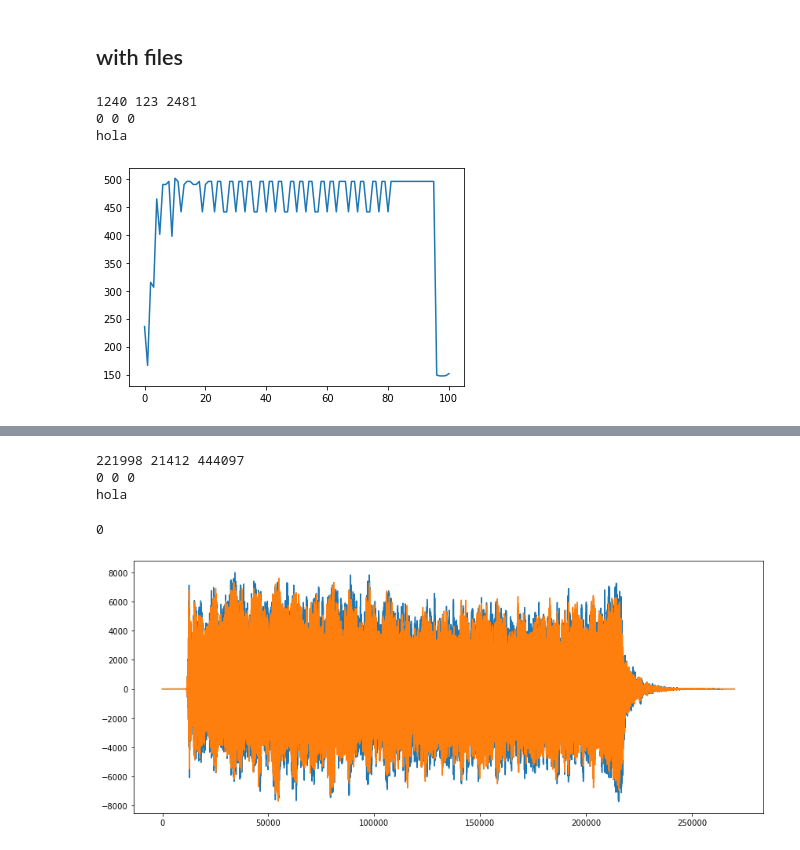
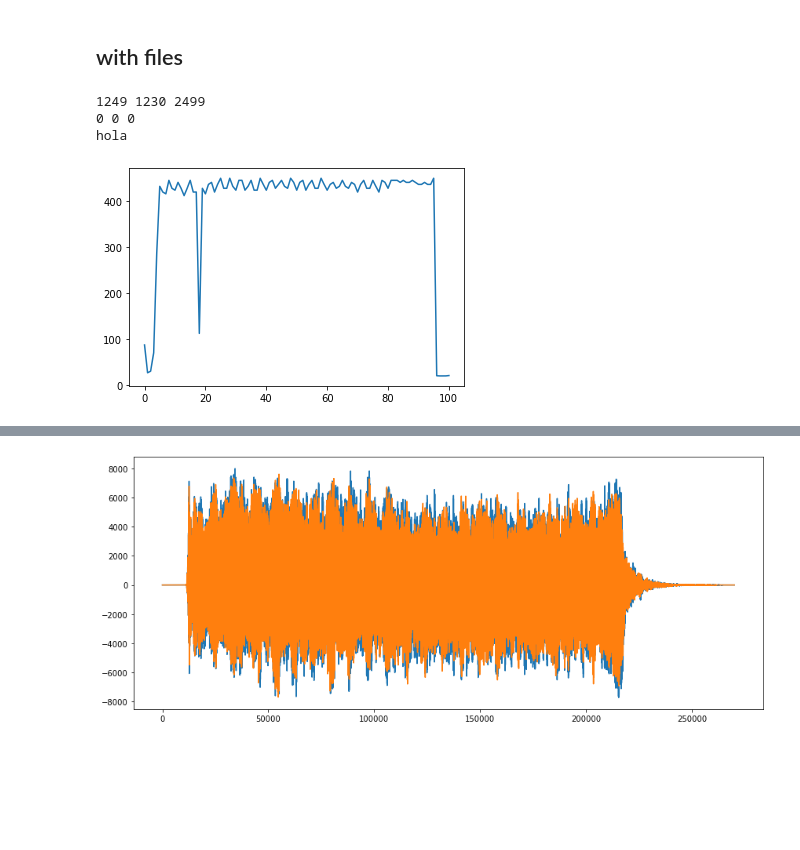
Before and after one commit to scheinpablo/vp_pitch_tracking, a Jupyter notebook: autocorr_test.ipynb, the cells around one changed output, grey strips where cells are left out. Drawn from its saved outputs; the diff is of its cells as text; code cells hidden in the pictures; blank space fills up the shorter version.

```diff
--- a/autocorr_test.ipynb
+++ b/autocorr_test.ipynb
@@ -37,13 +37,11 @@ def ACF(f, W, t, lag):
     # W: window size
     # t: timestep
     # lag: number of samples to shift
-    return np.sum(
-        f[t: t+W] * f[lag+t:lag+t+W]
-    )
+    return np.cumsum(f[t: t+W] * f[lag+t:lag+t+W])[-1]
 
 def ACF_cache(f, W, t, lag):
     if (t, lag) not in _ACF_cache_dict:
-        _ACF_cache_dict[(t, lag)] = np.sum(f[t: t+W] * f[lag+t:lag+t+W])
+        _ACF_cache_dict[(t, lag)] = np.cumsum(f[t: t+W] * f[lag+t:lag+t+W])[-1]
     return _ACF_cache_dict[(t, lag)]
 # %%
 def detect_pitch(f, W, t, sample_rate, bounds):
@@ -174,21 +211,24 @@ bounds = [min_bound, max_bound]
 # %%
 %%time
 pitches = []
 clear_cache_dicts()
+e = 0
 for i in range(data.shape[0] // (window_size+3)):
-    pitches.append(
-        detect_pitch_cmndf_cache(
+    p, e = detect_pitch_cmndf_cache(
             data[:,0],
             window_size,
             i*window_size,
             sample_rate,
-            bounds
-        ))
+            bounds,
+            0.2,
+            e
+        )
+    pitches.append(p)
 
 plt.plot(pitches)
 plt.show()
 # %% [output]
-1240 123 2481
+1249 1230 2499
 0 0 0
 hola
-[figure, old version]
+[figure, new version]
@@ -196,16 +236,3 @@ Wall time: 38.9 s
-# %%
-clear_cache_dicts()
-# %% [output]
-221998 21412 444097
-0 0 0
-hola
-# %%
-_CMNDF_cache_dict = {}
-print(len(_CMNDF_cache_dict))
-#_DF_cache_dict = {}
-#_ACF_cache_dict = {}
-# %% [output]
-0
 # %%
 plt.figure(figsize=(12,5))
 plt.plot(data)
```
Also changed, not shown: parts of 26 cells of this notebook.
